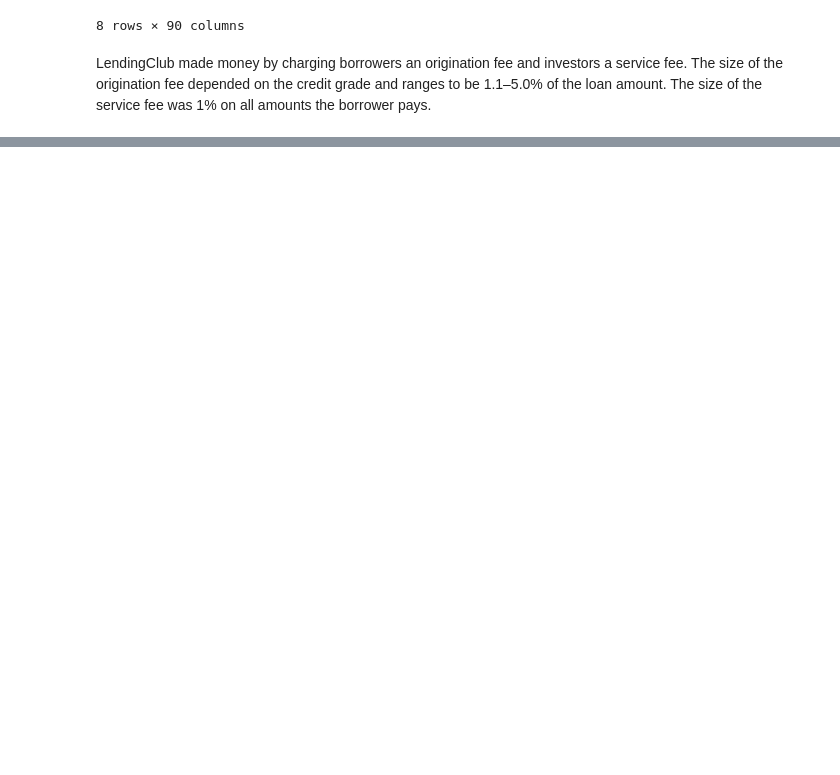
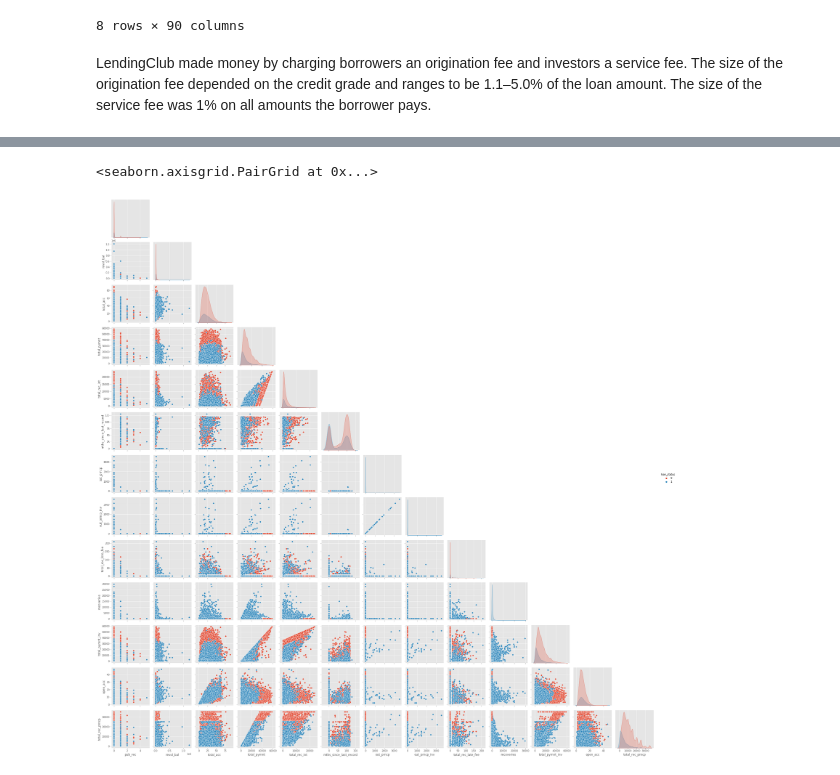
Before and after one commit to mishraraaj/Loan-Default-Prediction, a Jupyter notebook: raj_mishra_Team_2_Capstone_Project_2_Loan_Default_Prediction_.ipynb, the cells around one changed output, grey strips where cells are left out. Drawn from its saved outputs; the diff is of its cells as text; code cells hidden in the pictures; blank space fills up the shorter version.

```diff
--- a/raj_mishra_Team_2_Capstone_Project_2_Loan_Default_Prediction_.ipynb
+++ b/raj_mishra_Team_2_Capstone_Project_2_Loan_Default_Prediction_.ipynb
@@ -138,0 +321,3 @@ LendingClub made money by charging borrowers an origination fee and investors a
+# %%
+
+df['revol_util'] = df['revol_util'].str.replace('%', '')
@@ -138,0 +339,6 @@ LendingClub made money by charging borrowers an origination fee and investors a
+# %%
+df['loan_status']=df['loan_status'].astype(int)
+# %%
+df['revol_util']=df['revol_util'].astype(float)
+# %%
+features=list(set(features)-set(['initial_list_status']))
@@ -138,0 +367,7 @@ LendingClub made money by charging borrowers an origination fee and investors a
+# %%
+columns=features+['loan_status']
+df=df[columns].copy()
+sns.pairplot(df,corner=True,hue='loan_status')
+# %% [output]
+<seaborn.axisgrid.PairGrid at 0x...>
+[figure, added]
```
Also changed, not shown: parts of 52 cells of this notebook.
